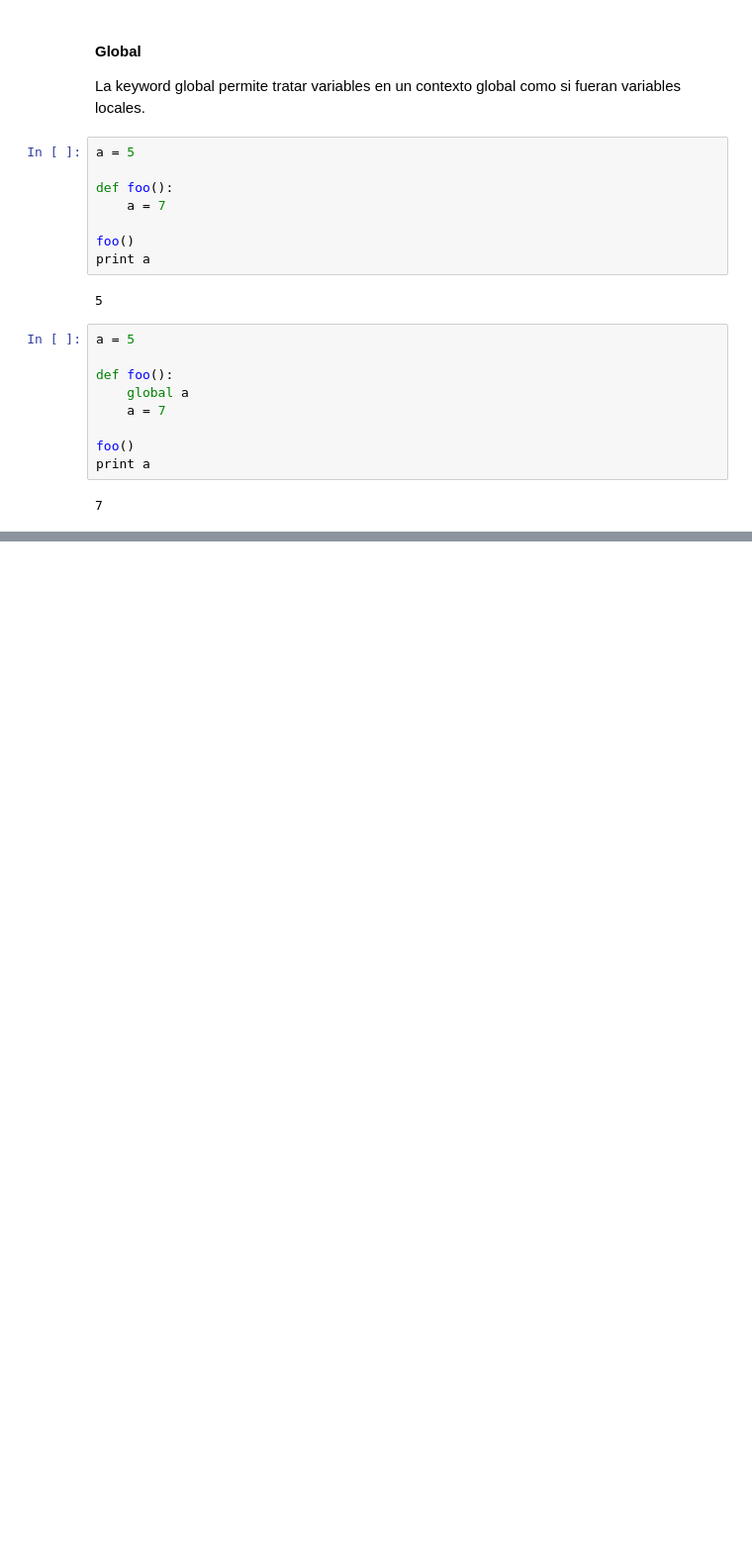
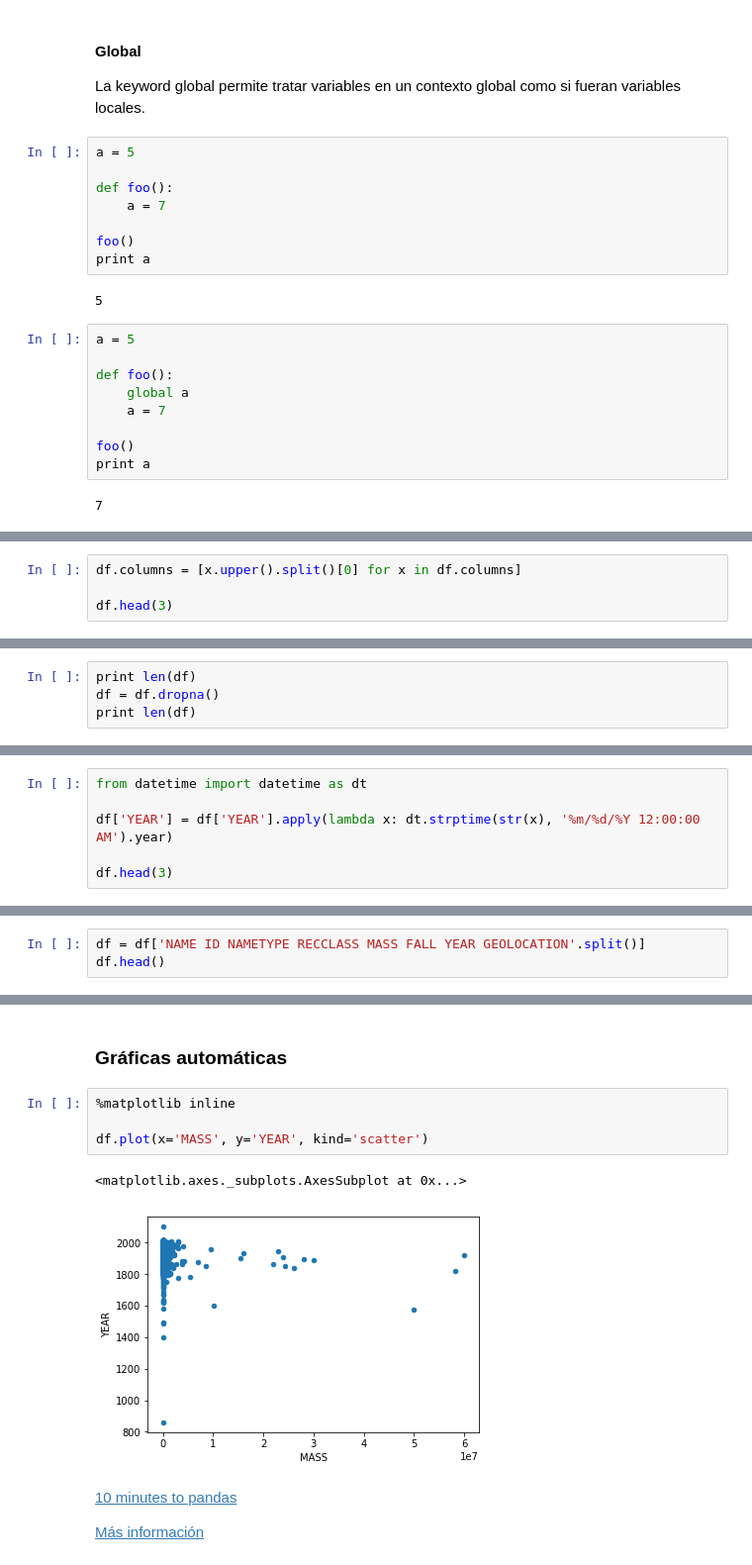
Before and after one commit to RobertoIA/Slides, a Jupyter notebook: Python-Synergic/Slides.ipynb, the cells around one changed output, grey strips where cells are left out. Shown: that part at 99% size. Cells and saved outputs as stored; diff of their text form; blank space fills up the shorter version.

```diff
--- a/Python-Synergic/Slides.ipynb
+++ b/Python-Synergic/Slides.ipynb
@@ -1995,0 +2250,4 @@ print a
+# %%
+df.columns = [x.upper().split()[0] for x in df.columns]
+
+df.head(3)
@@ -1995,0 +2275,4 @@ print a
+# %%
+print len(df)
+df = df.dropna()
+print len(df)
@@ -1995,0 +2282,6 @@ print a
+# %%
+from datetime import datetime as dt
+
+df['YEAR'] = df['YEAR'].apply(lambda x: dt.strptime(str(x), '%m/%d/%Y 12:00:00 AM').year)
+
+df.head(3)
@@ -1995,0 +2295,3 @@ print a
+# %%
+df = df['NAME ID NAMETYPE RECCLASS MASS FALL YEAR GEOLOCATION'.split()]
+df.head()
@@ -1995,0 +2305,13 @@ print a
+# %% [markdown]
+### Gráficas automáticas
+# %%
+%matplotlib inline
+
+df.plot(x='MASS', y='YEAR', kind='scatter')
+# %% [output]
+<matplotlib.axes._subplots.AxesSubplot at 0x...>
+[figure, added]
+# %% [markdown]
+[10 minutes to pandas](http://pandas.pydata.org/pandas-docs/stable/10min.html#min)
+
+[Más información](http://pandas.pydata.org/pandas-docs/stable/tutorials.html)
```
Also changed, not shown: parts of 54 cells of this notebook, 5 other files.
